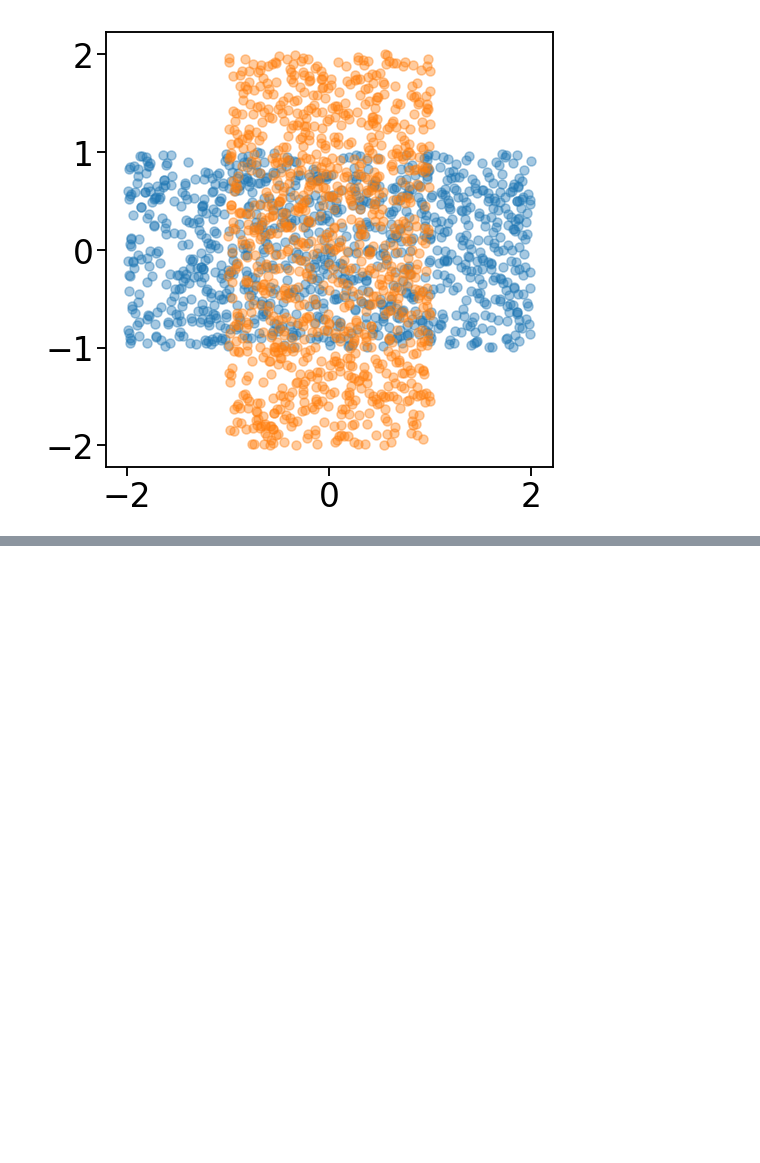
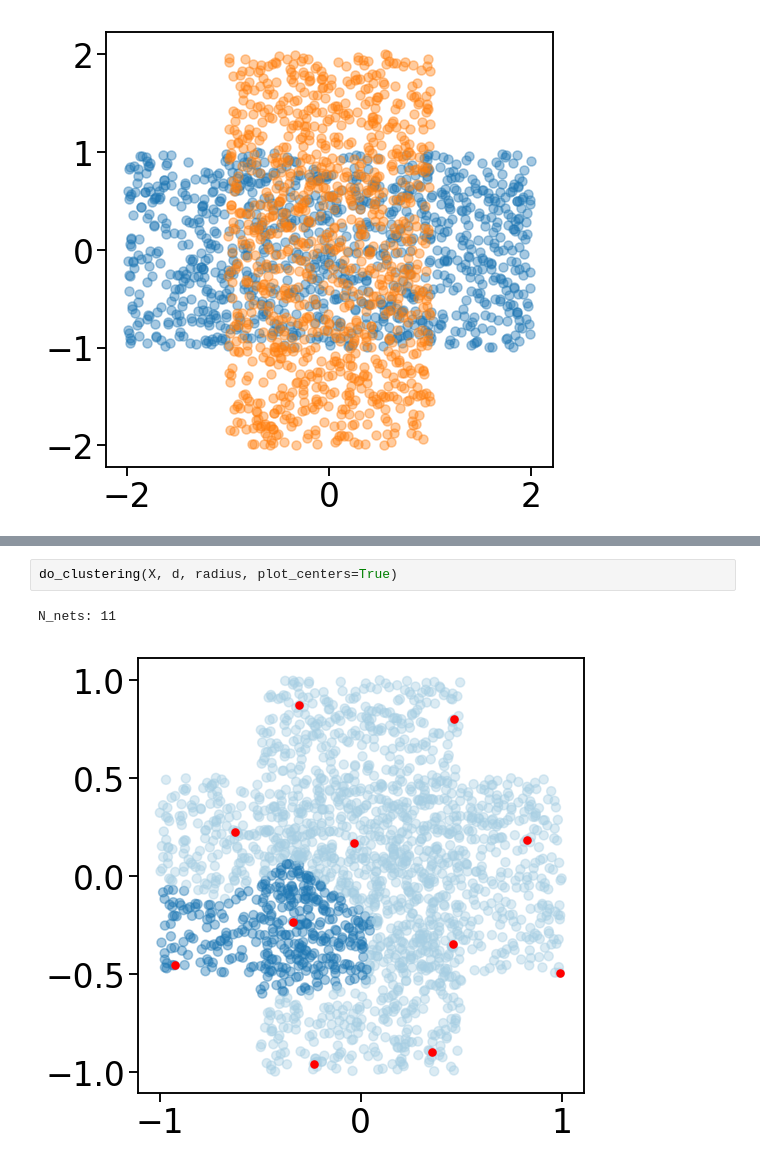
Before and after one commit to saketkc/EE-546-project, a Jupyter notebook: notebooks/04.local-PCA-spectralClustering.ipynb, the cells around one changed output, grey strips where cells are left out. Cells and saved outputs as stored; diff of their text form; blank space fills up the shorter version.

```diff
--- a/notebooks/04.local-PCA-spectralClustering.ipynb
+++ b/notebooks/04.local-PCA-spectralClustering.ipynb
@@ -209,0 +205,5 @@ Y
+# %%
+do_clustering(X, d, radius, plot_centers=True)
+# %% [output]
+N_nets: 11
+[figure, added]
```
Also changed, not shown: parts of 8 cells of this notebook, 4 other files.
